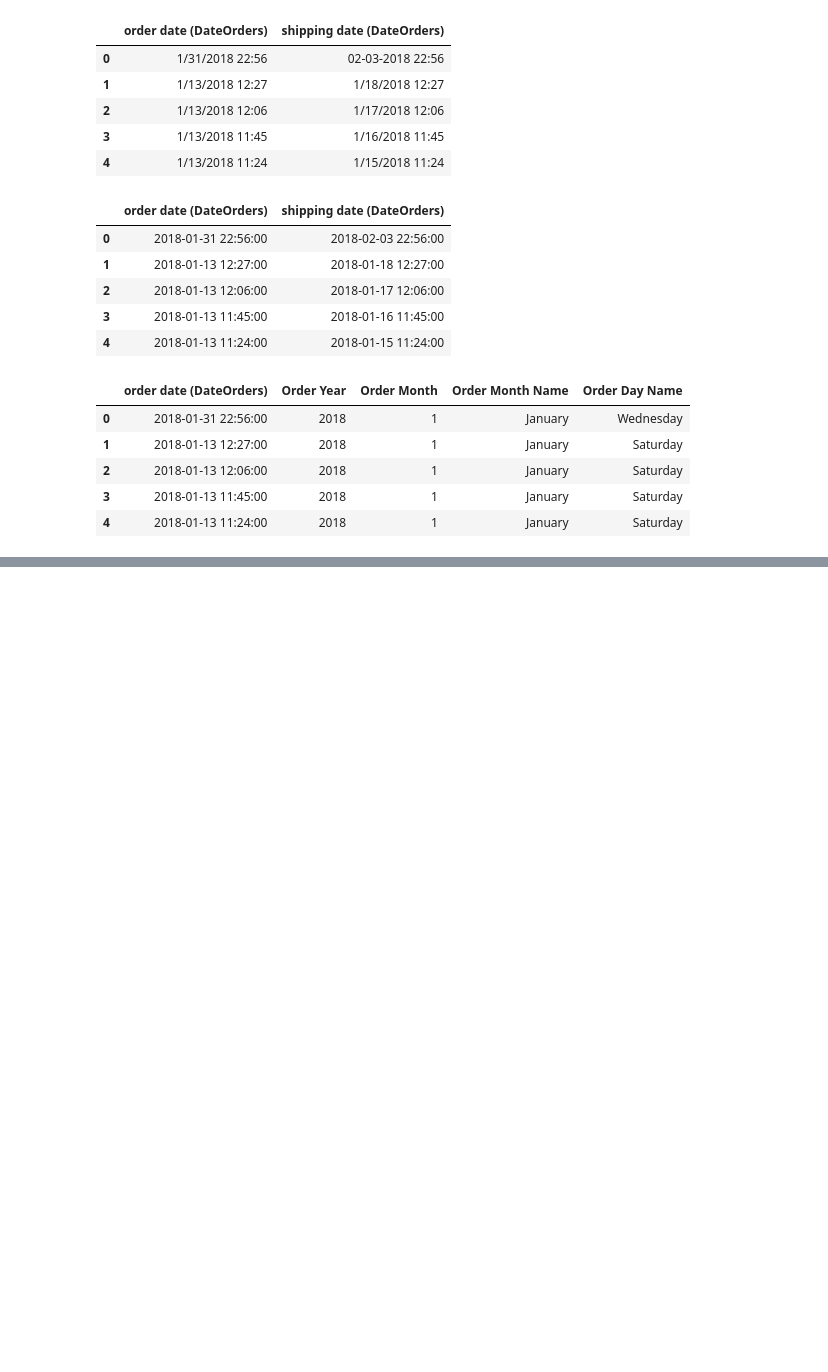
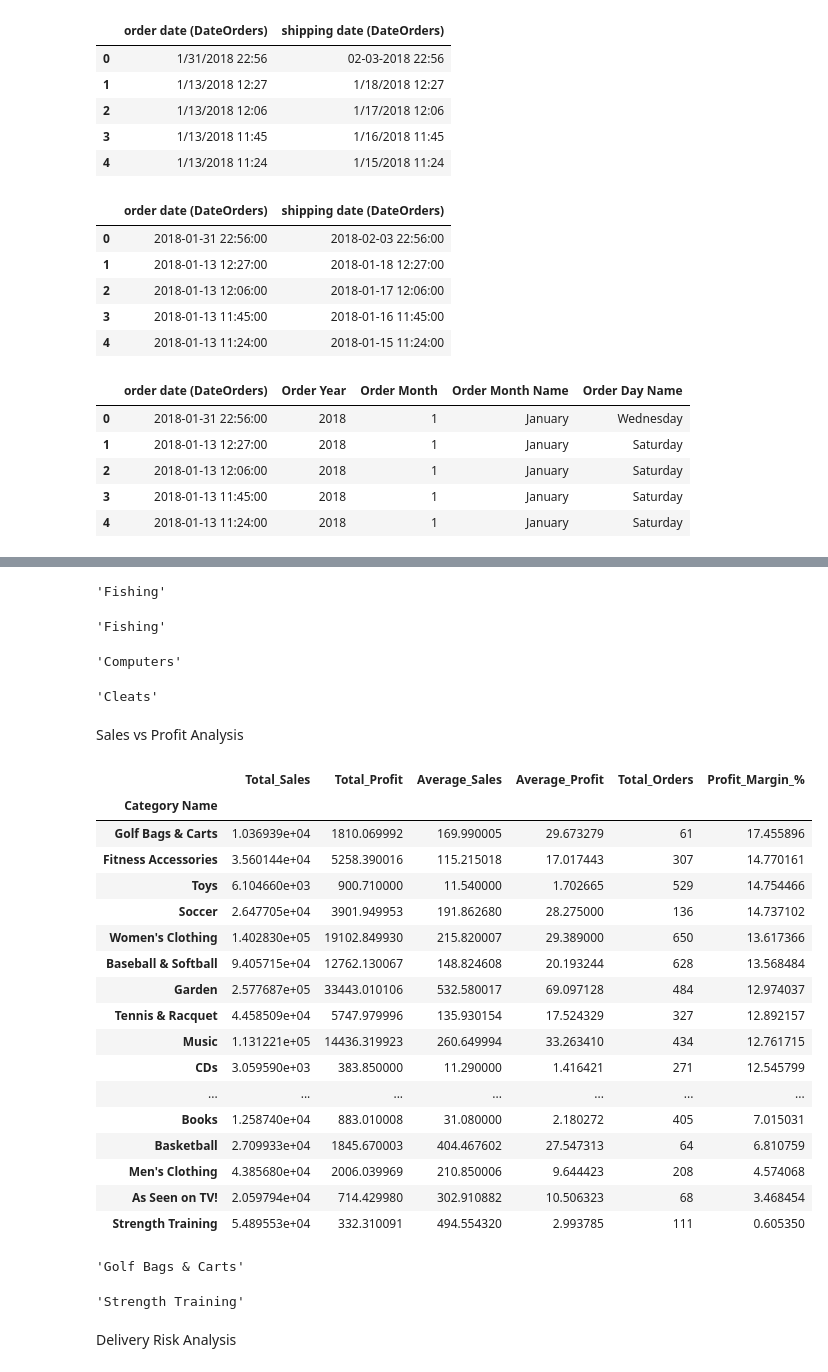
Before and after one commit to ivaibhavpawar1045/Python-Data-Analytics, a Jupyter notebook: 21_advanced_real_world_data_analysis/advanced_analysis.ipynb, the cells around one changed output, grey strips where cells are left out. Drawn from its saved outputs; the diff is of its cells as text; code cells hidden in the pictures; blank space fills up the shorter version.

Commit message:
Complete Day 21 supply chain analysis

```diff
--- a/21_advanced_real_world_data_analysis/advanced_analysis.ipynb
+++ b/21_advanced_real_world_data_analysis/advanced_analysis.ipynb
@@ -168,0 +300,12 @@ df[[
+# %%
+category_analysis = df.groupby("Category Name").agg(
+    Total_Sales=("Sales", "sum"),
+    Total_Profit=("Order Profit Per Order", "sum"),
+    Average_Sales=("Sales", "mean"),
+    Average_Profit=("Order Profit Per Order", "mean"),
+    Total_Orders=("Order Id", "nunique")
+)
+category_analysis.sort_values(
+    by="Total_Sales",
+    ascending=False
+).head(10)
@@ -168,0 +325,57 @@ df[[
+# %%
+category_analysis["Total_Sales"].idxmax()
+# %% [output]
+'Fishing'
+# %%
+category_analysis["Total_Profit"].idxmax()
+# %% [output]
+'Fishing'
+# %%
+category_analysis["Average_Profit"].idxmax()
+# %% [output]
+'Computers'
+# %%
+category_analysis["Total_Orders"].idxmax()
+# %% [output]
+'Cleats'
+# %% [markdown]
+Sales vs Profit Analysis
+# %%
+category_analysis["Profit_Margin_%"] = (
+    category_analysis["Total_Profit"]
+    .div(category_analysis["Total_Sales"])
+    .mul(100)
+)
+category_analysis.sort_values(
+    by="Profit_Margin_%",
+    ascending=False
+)
+# %% [output]
+|  | Total_Sales | Total_Profit | Average_Sales | Average_Profit | Total_Orders | Profit_Margin_% |
+| Category Name |  |  |  |  |  |  |
+| Golf Bags & Carts | 1.036939e+04 | 1810.069992 | 169.990005 | 29.673279 | 61 | 17.455896 |
+| Fitness Accessories | 3.560144e+04 | 5258.390016 | 115.215018 | 17.017443 | 307 | 14.770161 |
+| Toys | 6.104660e+03 | 900.710000 | 11.540000 | 1.702665 | 529 | 14.754466 |
+| Soccer | 2.647705e+04 | 3901.949953 | 191.862680 | 28.275000 | 136 | 14.737102 |
+| Women's Clothing | 1.402830e+05 | 19102.849930 | 215.820007 | 29.389000 | 650 | 13.617366 |
+| Baseball & Softball | 9.405715e+04 | 12762.130067 | 148.824608 | 20.193244 | 628 | 13.568484 |
+| Garden | 2.577687e+05 | 33443.010106 | 532.580017 | 69.097128 | 484 | 12.974037 |
+| Tennis & Racquet | 4.458509e+04 | 5747.979996 | 135.930154 | 17.524329 | 327 | 12.892157 |
+| Music | 1.131221e+05 | 14436.319923 | 260.649994 | 33.263410 | 434 | 12.761715 |
+| CDs | 3.059590e+03 | 383.850000 | 11.290000 | 1.416421 | 271 | 12.545799 |
+| ... | ... | ... | ... | ... | ... | ... |
+| Books | 1.258740e+04 | 883.010008 | 31.080000 | 2.180272 | 405 | 7.015031 |
+| Basketball | 2.709933e+04 | 1845.670003 | 404.467602 | 27.547313 | 64 | 6.810759 |
+| Men's Clothing | 4.385680e+04 | 2006.039969 | 210.850006 | 9.644423 | 208 | 4.574068 |
+| As Seen on TV! | 2.059794e+04 | 714.429980 | 302.910882 | 10.506323 | 68 | 3.468454 |
+| Strength Training | 5.489553e+04 | 332.310091 | 494.554320 | 2.993785 | 111 | 0.605350 |
+# %%
+category_analysis["Profit_Margin_%"].idxmax()
+# %% [output]
+'Golf Bags & Carts'
+# %%
+category_analysis["Profit_Margin_%"].idxmin()
+# %% [output]
+'Strength Training'
+# %% [markdown]
+Delivery Risk Analysis
```
Also changed, not shown: parts of 27 cells of this notebook.
